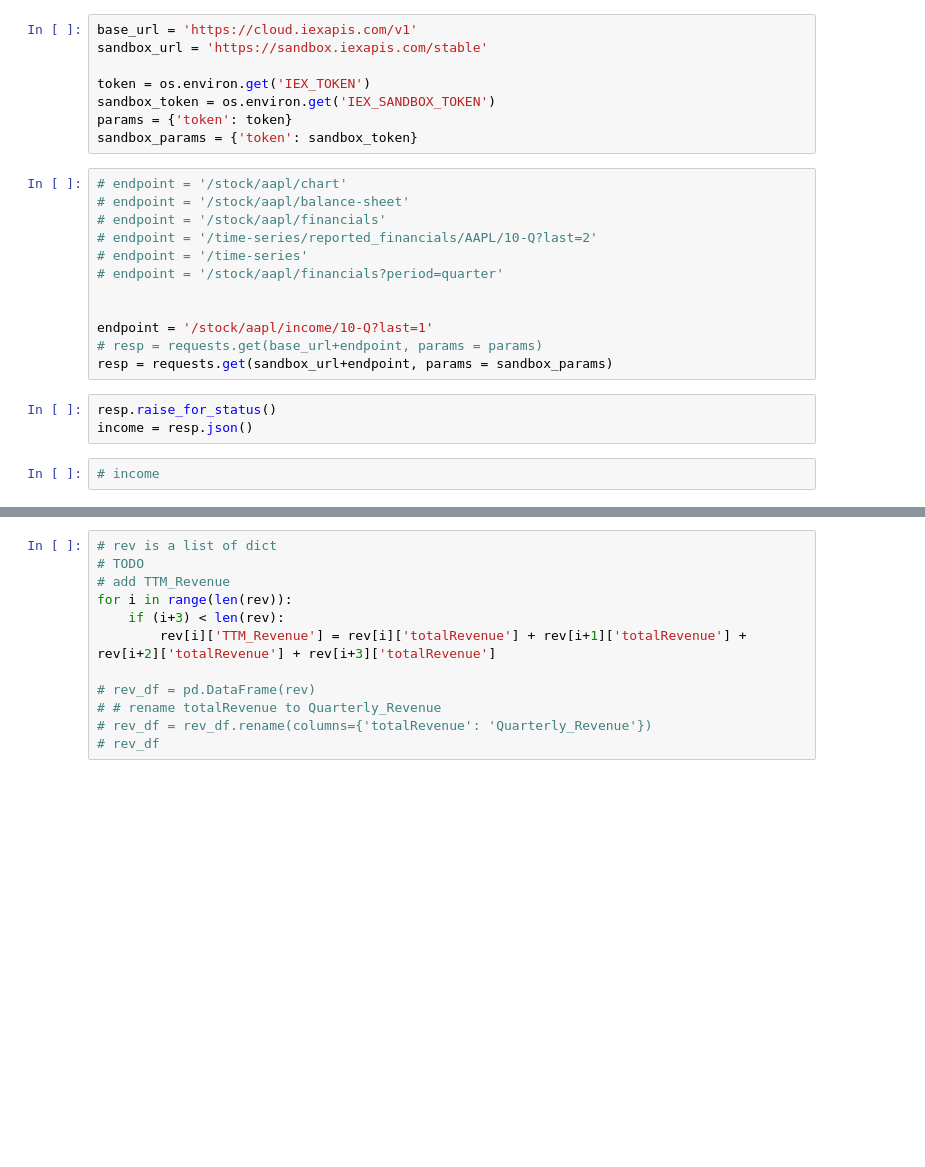
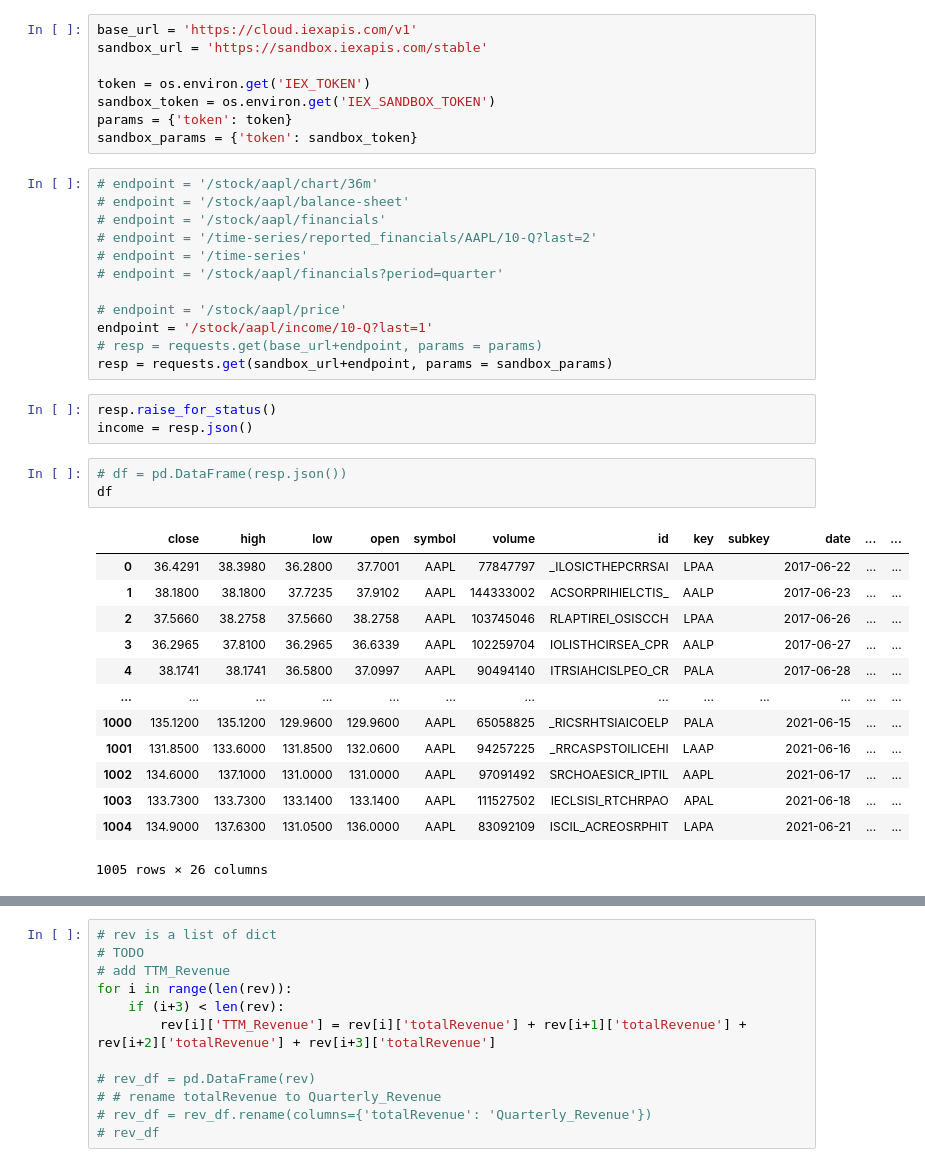
Before and after one commit to ccoppa/stock_scanner, a Jupyter notebook: scanner.ipynb, the cells around one changed output, grey strips where cells are left out. Drawn from its saved outputs; the diff is of its cells as text; blank space fills up the shorter version.

```diff
--- a/scanner.ipynb
+++ b/scanner.ipynb
@@ -20,14 +20,14 @@ sandbox_token = os.environ.get('IEX_SANDBOX_TOKEN')
 params = {'token': token}
 sandbox_params = {'token': sandbox_token}
 # %%
-# endpoint = '/stock/aapl/chart'
+# endpoint = '/stock/aapl/chart/36m'
 # endpoint = '/stock/aapl/balance-sheet'
 # endpoint = '/stock/aapl/financials'
 # endpoint = '/time-series/reported_financials/AAPL/10-Q?last=2'
 # endpoint = '/time-series'
 # endpoint = '/stock/aapl/financials?period=quarter'
 
-
+# endpoint = '/stock/aapl/price'
 endpoint = '/stock/aapl/income/10-Q?last=1'
 # resp = requests.get(base_url+endpoint, params = params)
 resp = requests.get(sandbox_url+endpoint, params = sandbox_params)
@@ -35,7 +35,22 @@ resp = requests.get(sandbox_url+endpoint, params = sandbox_params)
 resp.raise_for_status()
 income = resp.json()
 # %%
-# income
+# df = pd.DataFrame(resp.json())
+df
+# %% [output]
+|  | close | high | low | open | symbol | volume | id | key | subkey | date | ... | ... |
+| 0 | 36.4291 | 38.3980 | 36.2800 | 37.7001 | AAPL | 77847797 | _ILOSICTHEPCRRSAI | LPAA |  | 2017-06-22 | ... | ... |
+| 1 | 38.1800 | 38.1800 | 37.7235 | 37.9102 | AAPL | 144333002 | ACSORPRIHIELCTIS_ | AALP |  | 2017-06-23 | ... | ... |
+| 2 | 37.5660 | 38.2758 | 37.5660 | 38.2758 | AAPL | 103745046 | RLAPTIREI_OSISCCH | LPAA |  | 2017-06-26 | ... | ... |
+| 3 | 36.2965 | 37.8100 | 36.2965 | 36.6339 | AAPL | 102259704 | IOLISTHCIRSEA_CPR | AALP |  | 2017-06-27 | ... | ... |
+| 4 | 38.1741 | 38.1741 | 36.5800 | 37.0997 | AAPL | 90494140 | ITRSIAHCISLPEO_CR | PALA |  | 2017-06-28 | ... | ... |
+| ... | ... | ... | ... | ... | ... | ... | ... | ... | ... | ... | ... | ... |
+| 1000 | 135.1200 | 135.1200 | 129.9600 | 129.9600 | AAPL | 65058825 | _RICSRHTSIAICOELP | PALA |  | 2021-06-15 | ... | ... |
+| 1001 | 131.8500 | 133.6000 | 131.8500 | 132.0600 | AAPL | 94257225 | _RRCASPSTOILICEHI | LAAP |  | 2021-06-16 | ... | ... |
+| 1002 | 134.6000 | 137.1000 | 131.0000 | 131.0000 | AAPL | 97091492 | SRCHOAESICR_IPTIL | AAPL |  | 2021-06-17 | ... | ... |
+| 1003 | 133.7300 | 133.7300 | 133.1400 | 133.1400 | AAPL | 111527502 | IECLSISI_RTCHRPAO | APAL |  | 2021-06-18 | ... | ... |
+| 1004 | 134.9000 | 137.6300 | 131.0500 | 136.0000 | AAPL | 83092109 | ISCIL_ACREOSRPHIT | LAPA |  | 2021-06-21 | ... | ... |
+1005 rows × 26 columns
 # %%
 rev = []
 rev_qrt = {}
```
Also changed, not shown: parts of 9 cells of this notebook.
